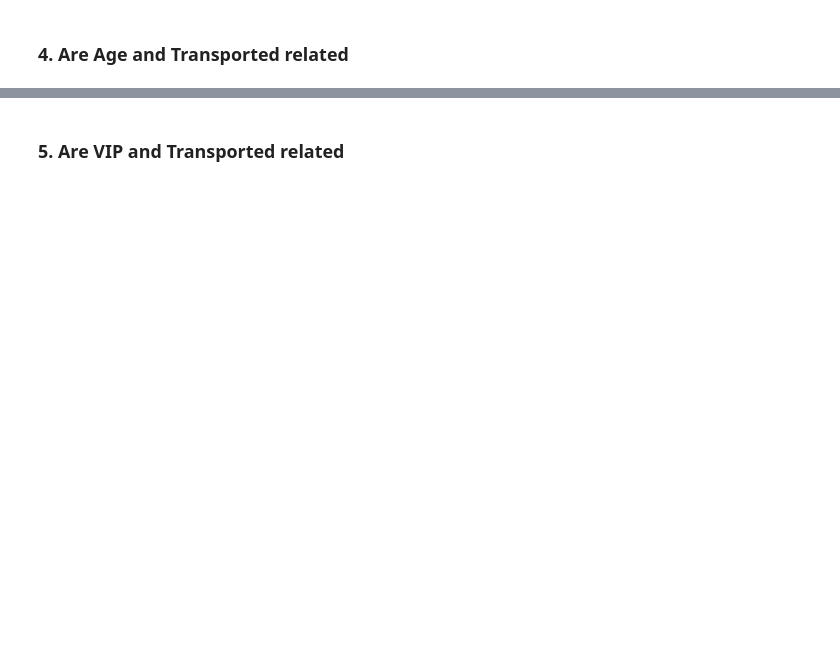
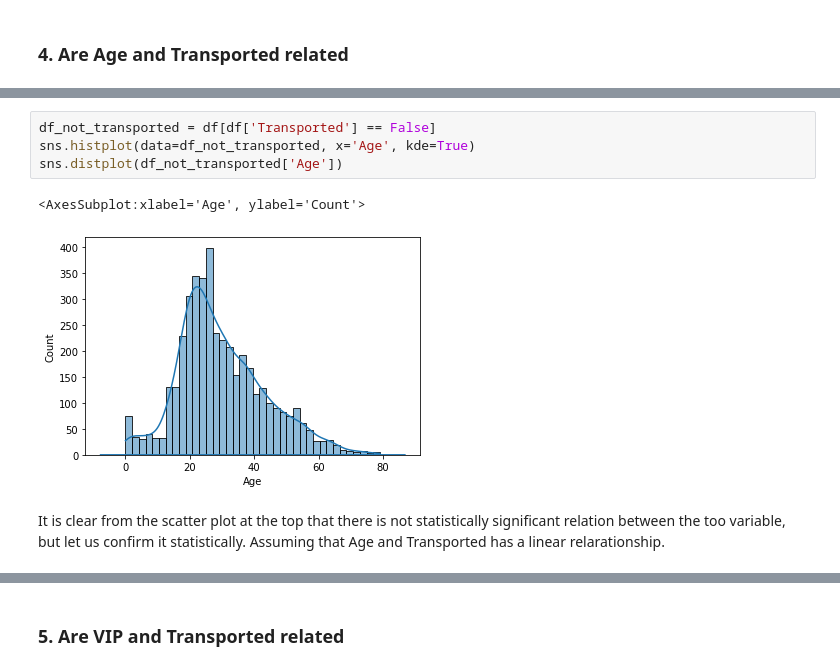
Before and after one commit to bdilpreet66/Spaceship-Titanic, a Jupyter notebook: Untitled.ipynb, the cells around one changed output, grey strips where cells are left out. Cells and saved outputs as stored; diff of their text form; blank space fills up the shorter version.

```diff
--- a/Untitled.ipynb
+++ b/Untitled.ipynb
@@ -190,0 +218,9 @@ plt.show()
+# %%
+df_not_transported = df[df['Transported'] == False]
+sns.histplot(data=df_not_transported, x='Age', kde=True)
+sns.distplot(df_not_transported['Age'])
+# %% [output]
+<AxesSubplot:xlabel='Age', ylabel='Count'>
+[figure, added]
+# %% [markdown]
+It is clear from the scatter plot at the top that there is not statistically significant relation between the too variable, but let us confirm it statistically. Assuming that Age and Transported has a linear relarationship.
```
Also changed, not shown: parts of 22 cells of this notebook.
